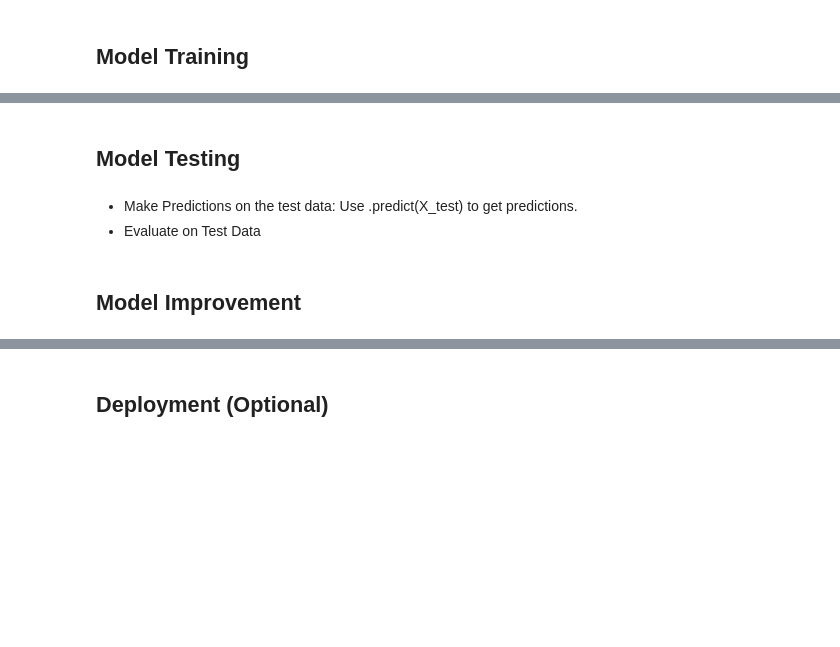
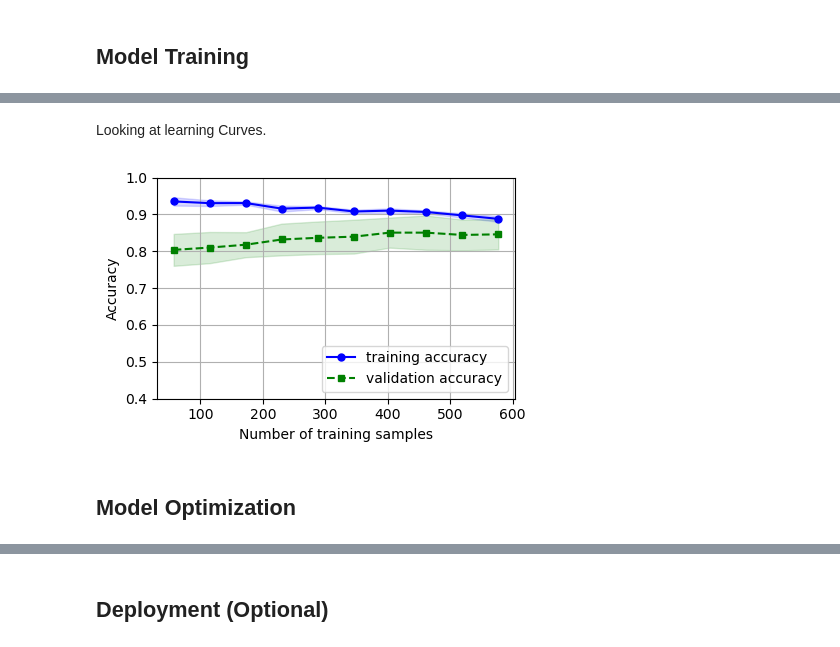
Before and after one commit to Alex-Idachaba/Machine-Learning-Algorithms, a Jupyter notebook: Support_Vector_Machine.ipynb, the cells around one changed output, grey strips where cells are left out. Saved outputs shown, nothing was run; the diff lists cells and outputs as text; code cells hidden in the pictures; blank space fills up the shorter version.

Commit message:
model evaluation and optimization

```diff
--- a/Support_Vector_Machine.ipynb
+++ b/Support_Vector_Machine.ipynb
@@ -351,2 +346,13 @@ Name: HeartDisease, Length: 642, dtype: int64
+# %%
+from sklearn.pipeline import Pipeline
+from sklearn.svm import SVC
+from sklearn.model_selection import train_test_split, cross_val_score, cross_validate
+from sklearn.metrics import classification_report, accuracy_score, precision_score, recall_score, f1_score
+import numpy as np
+
+pipeline = Pipeline(steps=[
+    ('preprocessor', preprocess_pipeline),
+    ('classifier', SVC())
+])
 # %% [markdown]
 ## Model Training
@@ -352,0 +362,2 @@ Name: HeartDisease, Length: 642, dtype: int64
+# %%
+pipeline.fit(X_train, y_train)
@@ -359,7 +434,58 @@ Name: HeartDisease, Length: 642, dtype: int64
+# %% [markdown]
+Looking at learning Curves.
+# %%
+import matplotlib.pyplot as plt
+from sklearn.model_selection import learning_curve
+import numpy as np
+
+def model_learning_curve(model, X, y):
+    train_size, train_scores, test_scores = learning_curve(
+        estimator=model,
+        X=X_train,
+        y=y_train,
+        train_sizes=np.linspace(0.1, 1.0, 10),
+        cv=10,
+        n_jobs=1
+    )
+
+    train_mean = np.mean(train_scores, axis=1)
+    train_std = np.std(train_scores, axis=1)
+
+    test_mean = np.mean(test_scores, axis=1)
+    test_std = np.std(test_scores, axis=1)
+
+    plt.figure(figsize=(4.5, 3))
+
+    plt.plot(train_size, train_mean,
+            color='blue', marker='o',
+            markersize=5,
+            label='training accuracy')
+
+    plt.fill_between(train_size,
+                    train_mean + train_std,
+                    train_mean - train_std,
+                    alpha=0.15, color='blue')
+
+    plt.plot(train_size, test_mean,
+            color='green', linestyle='--',
+            marker='s', markersize=5,
+            label='validation accuracy')
+
+    plt.fill_between(train_size,
+                    test_mean + test_std,
+                    test_mean - test_std,
+                    alpha=0.15, color='green')
+
+    plt.grid()
+    plt.xlabel('Number of training samples')
+    plt.ylabel('Accuracy')
+    plt.legend(loc='lower right')
+    plt.ylim([0.4, 1.0])
+    plt.tight_layout()
+    plt.show()
+
+model_learning_curve(pipeline, X_train, y_train)
+# %% [output]
+[figure, added]
 # %% [markdown]
-## Model Testing
+## Model Optimization
-# %% [markdown]
-* Make Predictions on the test data: Use .predict(X_test) to get predictions.
-* Evaluate on Test Data
-# %% [markdown]
-## Model Improvement
```
Also changed, not shown: parts of 32 cells of this notebook, 1 other file.
